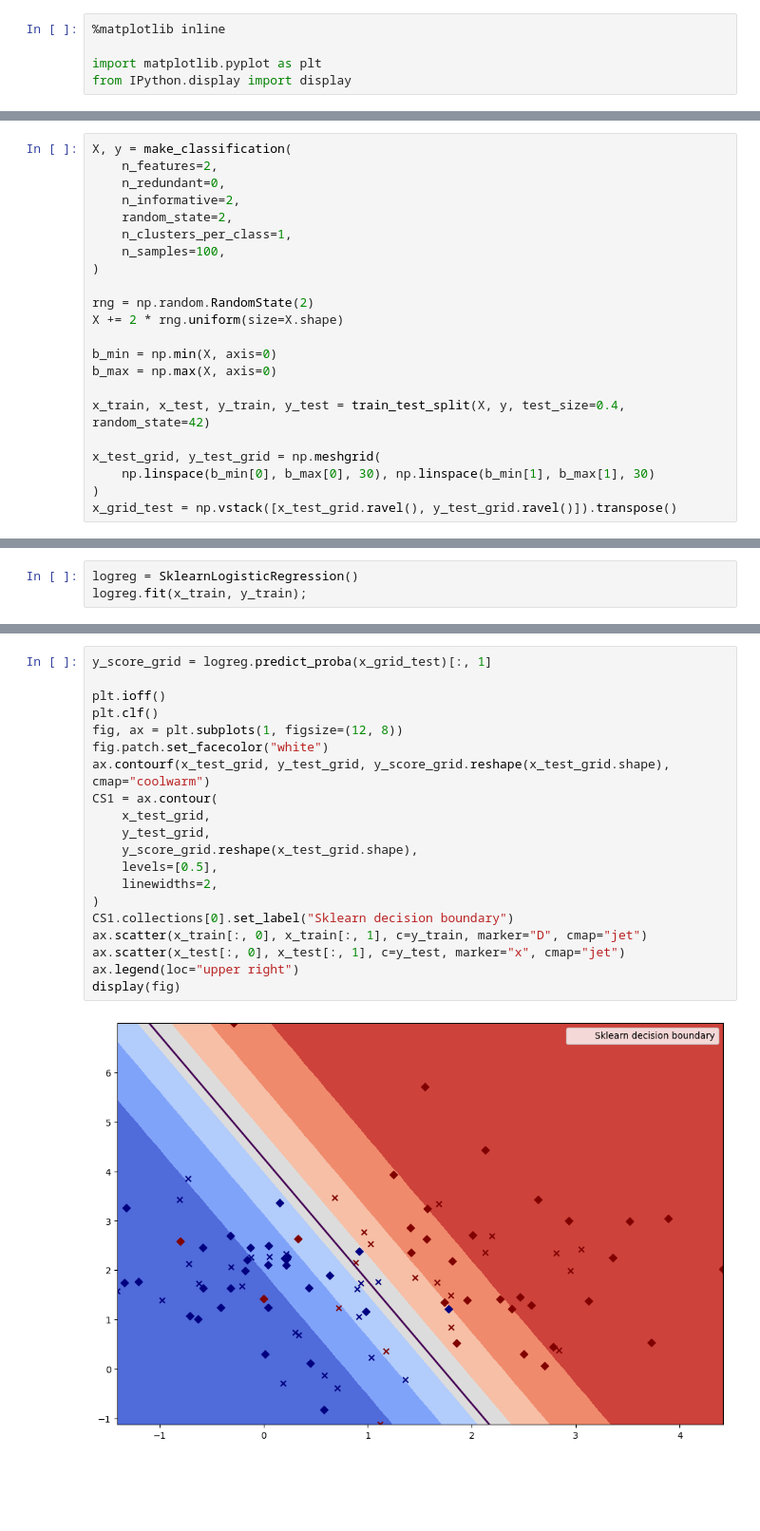
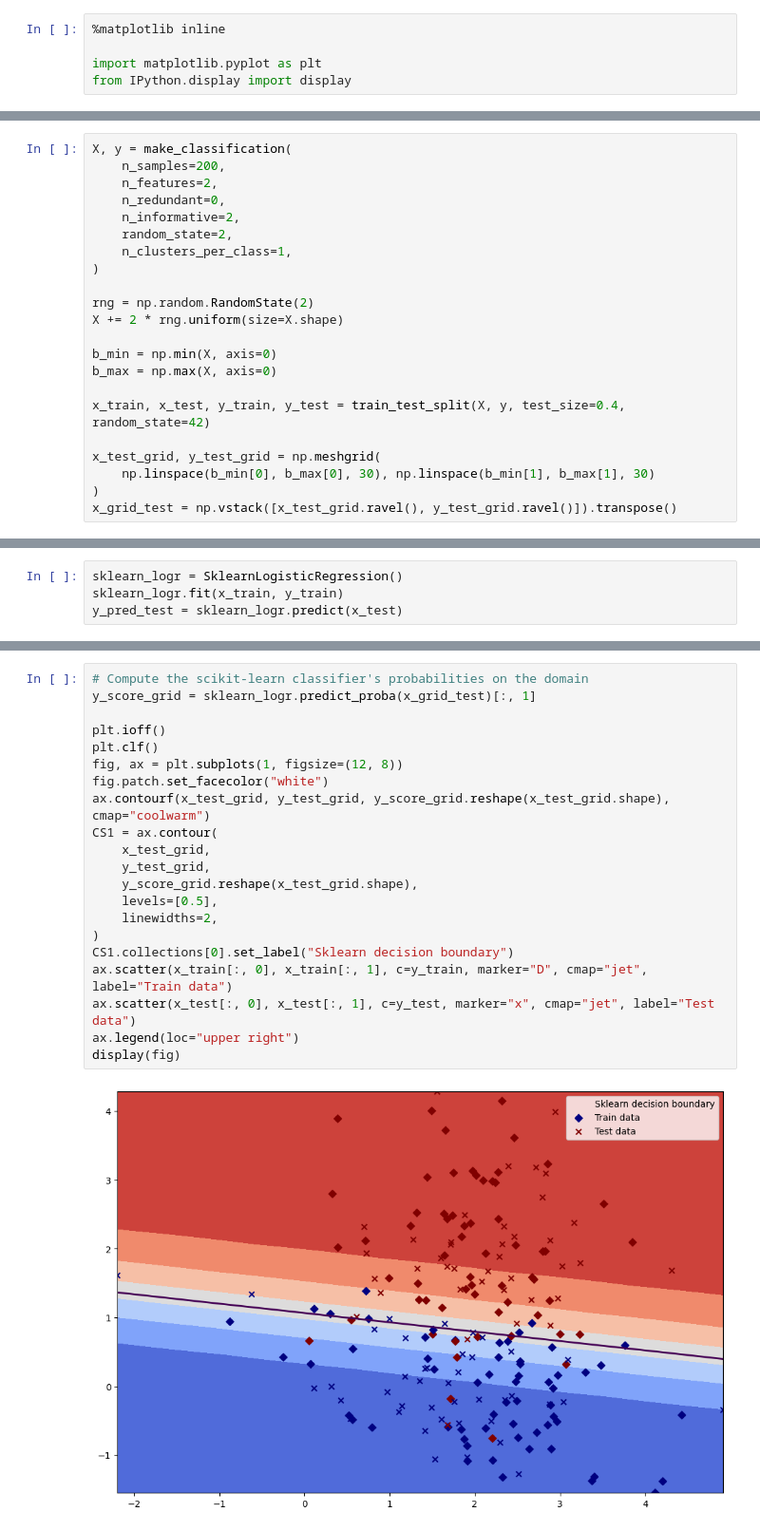
Before and after one commit to zama-ai/concrete-ml, a Jupyter notebook: docs/advanced_examples/LogisticRegression.ipynb, the cells around one changed output, grey strips where cells are left out. Shown at 95% size. Drawn from its saved outputs; the diff is of its cells as text; blank space fills up the shorter version.

```diff
--- a/docs/advanced_examples/LogisticRegression.ipynb
+++ b/docs/advanced_examples/LogisticRegression.ipynb
@@ -27,11 +27,11 @@ from IPython.display import display
 # %%
 X, y = make_classification(
+    n_samples=200,
     n_features=2,
     n_redundant=0,
     n_informative=2,
     random_state=2,
     n_clusters_per_class=1,
-    n_samples=100,
 )
 
 rng = np.random.RandomState(2)
@@ -51,4 +53,5 @@ x_grid_test = np.vstack([x_test_grid.ravel(), y_test_grid.ravel()]).transpose()
 # %%
-logreg = SklearnLogisticRegression()
-logreg.fit(x_train, y_train);
+sklearn_logr = SklearnLogisticRegression()
+sklearn_logr.fit(x_train, y_train)
+y_pred_test = sklearn_logr.predict(x_test)
 # %% [markdown]
@@ -56,23 +60,24 @@ logreg.fit(x_train, y_train);
 # %%
-y_score_grid = logreg.predict_proba(x_grid_test)[:, 1]
+# Compute the scikit-learn classifier's probabilities on the domain
+y_score_grid = sklearn_logr.predict_proba(x_grid_test)[:, 1]
 
 plt.ioff()
 plt.clf()
 fig, ax = plt.subplots(1, figsize=(12, 8))
 fig.patch.set_facecolor("white")
 ax.contourf(x_test_grid, y_test_grid, y_score_grid.reshape(x_test_grid.shape), cmap="coolwarm")
 CS1 = ax.contour(
     x_test_grid,
     y_test_grid,
     y_score_grid.reshape(x_test_grid.shape),
     levels=[0.5],
     linewidths=2,
 )
 CS1.collections[0].set_label("Sklearn decision boundary")
-ax.scatter(x_train[:, 0], x_train[:, 1], c=y_train, marker="D", cmap="jet")
-ax.scatter(x_test[:, 0], x_test[:, 1], c=y_test, marker="x", cmap="jet")
+ax.scatter(x_train[:, 0], x_train[:, 1], c=y_train, marker="D", cmap="jet", label="Train data")
+ax.scatter(x_test[:, 0], x_test[:, 1], c=y_test, marker="x", cmap="jet", label="Test data")
 ax.legend(loc="upper right")
 display(fig)
 # %% [output]
-[figure, old version]
+[figure, new version]
 # %% [markdown]
```
Also changed, not shown: parts of 25 cells of this notebook, 5 other files.
